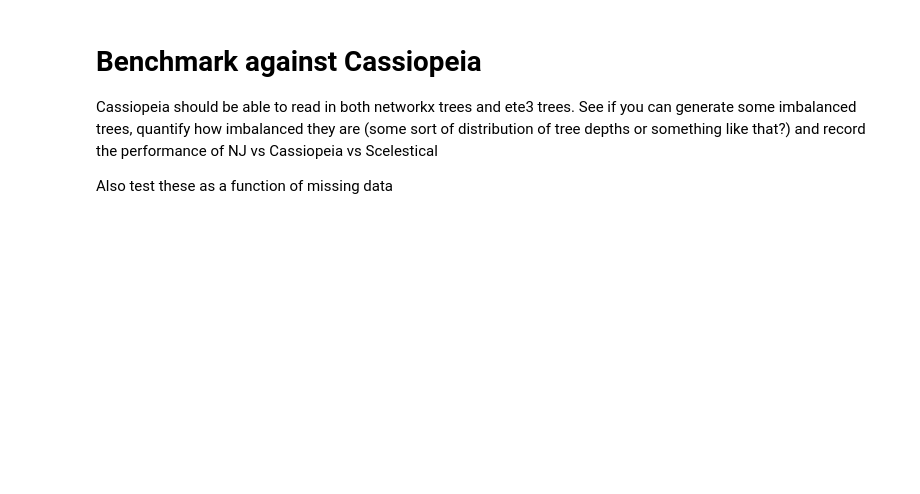
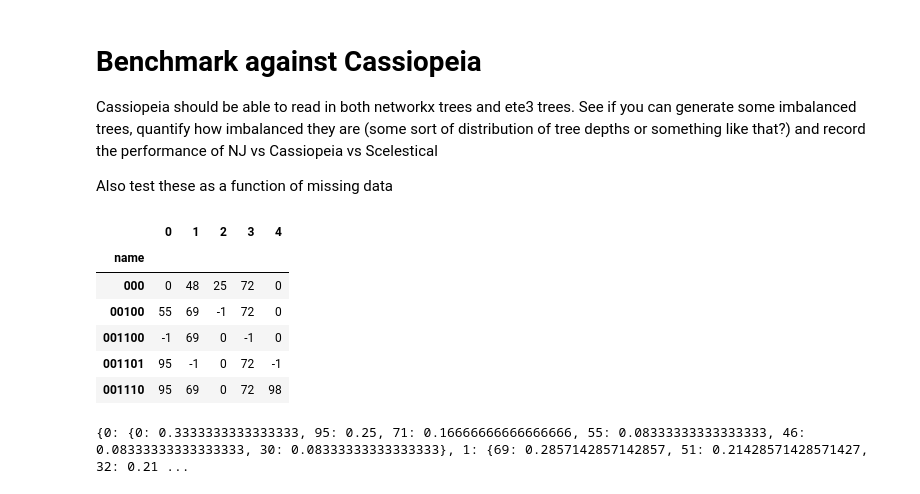
Before and after one commit to sitarapersad/lineageTracing, a Jupyter notebook: generate_trees.ipynb, the cells around one changed output. Cells and saved outputs as stored; diff of their text form; code cells hidden in the pictures; blank space fills up the shorter version.

```diff
--- a/generate_trees.ipynb
+++ b/generate_trees.ipynb
@@ -119 +130,17 @@ def generate_lineage(cell_names, cassette_edits):
     return lineage
+# %%
+def simulate_lineage(cassette_size, num_init_cells, init_death_prob=0.1,
+                     init_repr_prob=0.75, cancer_prob=1e-3, tree_depth=15):
+
+    # Simulate tree
+    cell_names = simulate_imbalanced_tree(num_init_cells=num_init_cells, init_death_prob=init_death_prob,
+                                          init_repr_prob=init_repr_prob, cancer_prob=cancer_prob,
+                                          tree_depth=tree_depth)
+
+    # Generate cassette edits for each internal node
+    total_internal_nodes = sum([len(x) for x in cell_names])
+    cassette_edits = generate_cassettes(total_internal_nodes, cassette_size=cassette_size)
+
+    # Generate networkx lineage object
+    lineage = generate_lineage(cell_names, cassette_edits)
+    return lineage
@@ -120,16 +160,16 @@ def generate_lineage(cell_names, cassette_edits):
 # %% [markdown]
 # Run lineage tracing simulation
 # %%
-cell_names = simulate_imbalanced_tree(num_init_cells=2, init_death_prob = 0.1, init_repr_prob = 0.75, cancer_prob = 1e-3, tree_depth=5)
+lineage = simulate_lineage(cassette_size=5, num_init_cells=2, init_death_prob=0.1,
+                           init_repr_prob=0.75, cancer_prob=1e-3, tree_depth=5)
 
-# Generate cassette edits for each internal node
-total_internal_nodes = sum([len(x) for x in cell_names])
-cassette_edits = generate_cassettes(total_internal_nodes, cassette_size=5)
+# for name, cell in lineage.nodes.items():
+#    print(name)
+#    if 'cassette_state' in cell.keys():
+#        print(cell['cassette_state'])
 
-# Generate networkx lineage object
-lineage = generate_lineage(cell_names, cassette_edits)
+drop_missing_data(lineage, 0.2)
 tree = graph_to_ete3(lineage)
-
-
+tree = copy_attributes(lineage, tree)
 print(tree.get_ascii())
 # %% [output]
@@ -179,3 +248,21 @@ def save(lineage):
 Cassiopeia should be able to read in both networkx trees and ete3 trees. See if you can generate some imbalanced trees, quantify how imbalanced they are (some sort of distribution of tree depths or something like that?) and record the performance of NJ vs Cassiopeia vs Scelestical
 
 Also test these as a function of missing data
+# %%
+def cass_char_matrix(char_matrix):
+    char_matrix = char_matrix.replace('-', '-1')
+    for column in char_matrix.columns:
+        char_matrix[column] = char_matrix[column].astype(int)
+    return char_matrix
+
+
+matrix = cass_char_matrix(matrix)
+matrix.head()
+# %% [output]
+|  | 0 | 1 | 2 | 3 | 4 |
+| name |  |  |  |  |  |
+| 000 | 0 | 48 | 25 | 72 | 0 |
+| 00100 | 55 | 69 | -1 | 72 | 0 |
+| 001100 | -1 | 69 | 0 | -1 | 0 |
+| 001101 | 95 | -1 | 0 | 72 | -1 |
+| 001110 | 95 | 69 | 0 | 72 | 98 |
@@ -181,0 +272,16 @@ Also test these as a function of missing data
+# %%
+def compute_priors(char_matrix):
+    priors = {}
+    for i in range(len(char_matrix.columns)):
+        count = char_matrix[i].value_counts()
+        if -1 in count:
+            del(count[-1])
+        freq = count/sum(count)
+        priors[i] = freq.to_dict()
+    return priors
+
+
+priors = compute_priors(matrix)
+print(priors)
+# %% [output]
+{0: {0: 0.3333333333333333, 95: 0.25, 71: 0.16666666666666666, 55: 0.08333333333333333, 46: 0.08333333333333333, 30: 0.08333333333333333}, 1: {69: 0.2857142857142857, 51: 0.21428571428571427, 32: 0.21 ...
```
Also changed, not shown: parts of 23 cells of this notebook.
